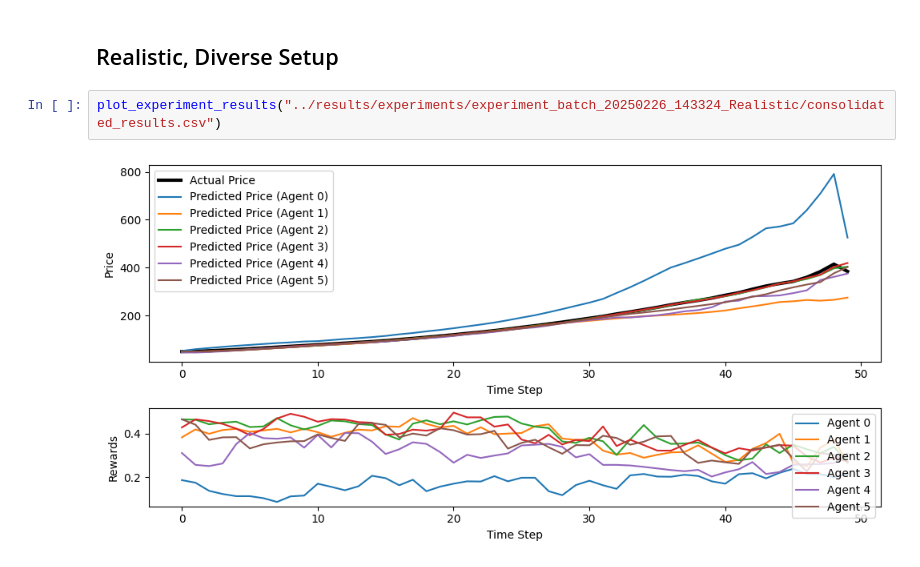
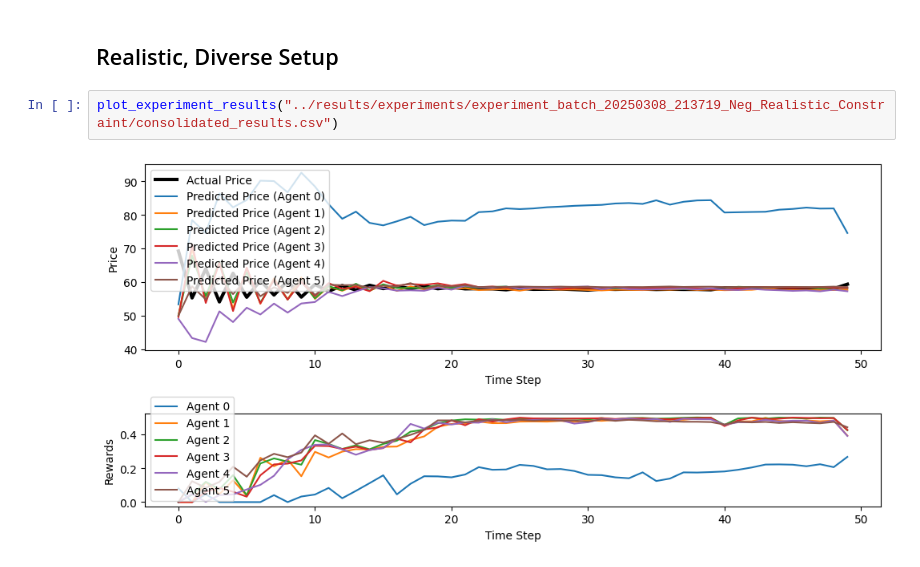
Before and after one commit to SidneyyN/FYP, a Jupyter notebook: gpt_agents-master/notebooks/consolidated_graphs.ipynb, the cells around one changed output. Cells and saved outputs as stored; diff of their text form.

Commit message:
mixed experiments pos and neg done

```diff
--- a/gpt_agents-master/notebooks/consolidated_graphs.ipynb
+++ b/gpt_agents-master/notebooks/consolidated_graphs.ipynb
@@ -20,6 +52,6 @@ plot_experiment_results("../results/experiments/experiment_batch_20250226_130928
 # %% [markdown]
 ## Realistic, Diverse Setup
 # %%
-plot_experiment_results("../results/experiments/experiment_batch_20250226_143324_Realistic/consolidated_results.csv")
+plot_experiment_results("../results/experiments/experiment_batch_20250308_213719_Neg_Realistic_Constraint/consolidated_results.csv")
 # %% [output]
-[figure, old version]
+[figure, new version]
```
Also changed, not shown: parts of 12 cells of this notebook, 8 other files.
